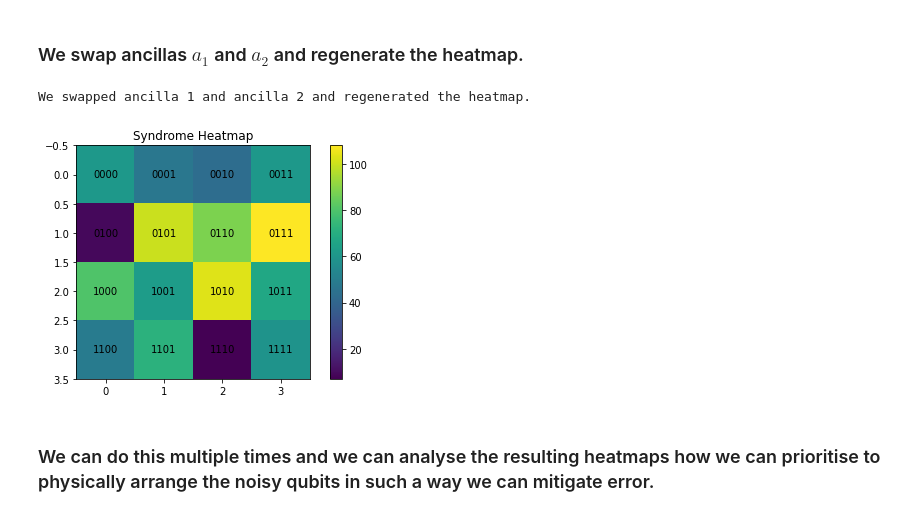
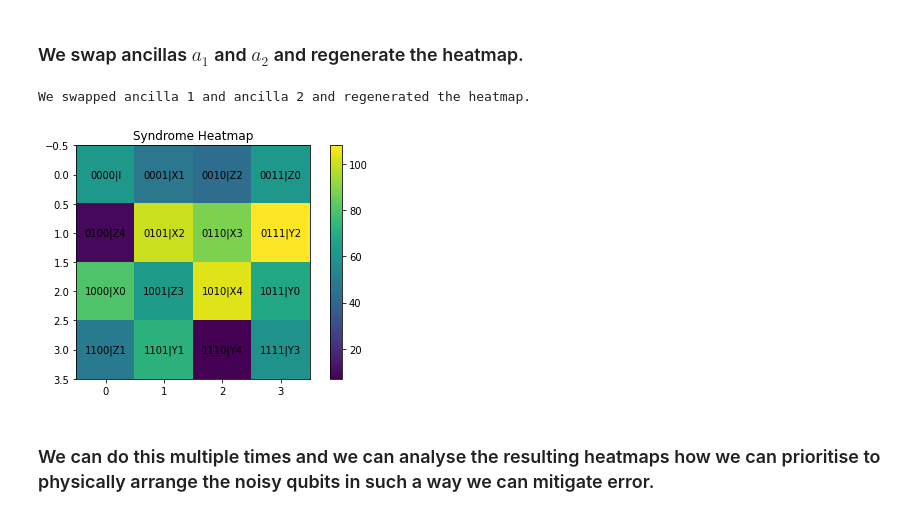
Before and after one commit to turkutatar/iQuHACK22, a Jupyter notebook: main.ipynb, the cells around one changed output. Drawn from its saved outputs; the diff is of its cells as text; code cells hidden in the pictures.

```diff
--- a/main.ipynb
+++ b/main.ipynb
@@ -14,7 +14,7 @@ The probabilities $p_i$ should remain the same because we are using the same har
 # %%
 if __name__ == '__main__':
     hf.clear()
-    backend = qb.get_QI_backend(backend_type="QX single-node simulator")
+    backend = qb.get_QI_backend(backend_type="QX single-node simulator") # Authenticates using a cred.txt containing your Quantum-Inspire account email and password.
     np.random.seed(0) # fixed seed.
     p = np.random.rand(16)
     p = p/np.sum(p)
@@ -26,12 +26,16 @@ if __name__ == '__main__':
         qc = qb.generate_QuantumCircuit(elem)
         qc_job = qb.execute_QuantumCircuit(qc,backend=backend,shots=int(shots*p[i]))
         if i == 0:
-            result_dict = qc_job.result().get_counts()
+            temp = qc_job.result().get_counts()
+            result_dict = temp
         else:
-            result_dict.update(qc_job.result().get_counts())
+            temp = qc_job.result().get_counts()
+            result_dict.update(temp)
+        key = max(temp, key=temp.get)
+        result_dict[key+f'|{elem}'] = result_dict.pop(key)
 
     syndrome = np.array(list(result_dict.keys())) # Convert dictionary keys to numpy array.
-    sortarg = np.argsort(np.array([int(x,2) for x in syndrome])) # Indices that would sort an array.
+    sortarg = np.argsort(np.array([int(x[:4],2) for x in syndrome])) # Indices that would sort an array.
     syndrome = syndrome[sortarg].reshape([4,4])
     counts = np.fromiter(result_dict.values(), dtype=float) # Convert dictionary values to numpy array.
     counts = counts[sortarg].reshape([4,4])
@@ -55,41 +59,45 @@ if __name__ == '__main__':
 # %%
 if __name__ == '__main__':
     hf.clear()
-    backend = qb.get_QI_backend(backend_type="QX single-node simulator")
+    backend = qb.get_QI_backend(backend_type="QX single-node simulator") # Authenticates using a cred.txt containing your Quantum-Inspire account email and password.
     np.random.seed(0) # fixed seed.
     p = np.random.rand(16)
     p = p/np.sum(p)
     shots = 1024
     default_valid_inputs = ["I","X0","Y0","Z0","X1","Y1","Z1","X2","Y2","Z2","X3","Y3","Z3","X4","Y4","Z4"]
 
     counts = np.zeros(16)
     for i,elem in enumerate(default_valid_inputs):
         qc = qb.generate_QuantumCircuit_with_swap(elem)
         qc_job = qb.execute_QuantumCircuit(qc,backend=backend,shots=int(shots*p[i]))
         if i == 0:
-            result_dict = qc_job.result().get_counts()
+            temp = qc_job.result().get_counts()
+            result_dict = temp
         else:
-            result_dict.update(qc_job.result().get_counts())
+            temp = qc_job.result().get_counts()
+            result_dict.update(temp)
+        key = max(temp, key=temp.get)
+        result_dict[key+f'|{elem}'] = result_dict.pop(key)
 
     syndrome = np.array(list(result_dict.keys())) # Convert dictionary keys to numpy array.
-    sortarg = np.argsort(np.array([int(x,2) for x in syndrome])) # Indices that would sort an array.
+    sortarg = np.argsort(np.array([int(x[:4],2) for x in syndrome])) # Indices that would sort an array.
     syndrome = syndrome[sortarg].reshape([4,4])
     counts = np.fromiter(result_dict.values(), dtype=float) # Convert dictionary values to numpy array.
     counts = counts[sortarg].reshape([4,4])
 
     fig, ax = plt.subplots() # https://matplotlib.org/stable/gallery/images_contours_and_fields/image_annotated_heatmap.html
     im = ax.imshow(counts)
     for i in range(4):
         for j in range(4):
             text = ax.text(j, i, syndrome[i,j],
                         ha="center", va="center", color="k")
     ax.set_title("Syndrome Heatmap")
     fig.tight_layout()
     fig.colorbar(im)
     print(f"\n{hf.OKGREEN}We swapped ancilla 1 and ancilla 2 and regenerated the heatmap.{hf.ENDC}")
     plt.show()
 # %% [output]
 We swapped ancilla 1 and ancilla 2 and regenerated the heatmap.
-[figure, old version]
+[figure, new version]
 # %% [markdown]
 ### We can do this multiple times and we can analyse the resulting heatmaps how we can prioritise to physically arrange the noisy qubits in such a way we can mitigate error.
```
Also changed, not shown: parts of 1 cell of this notebook.
